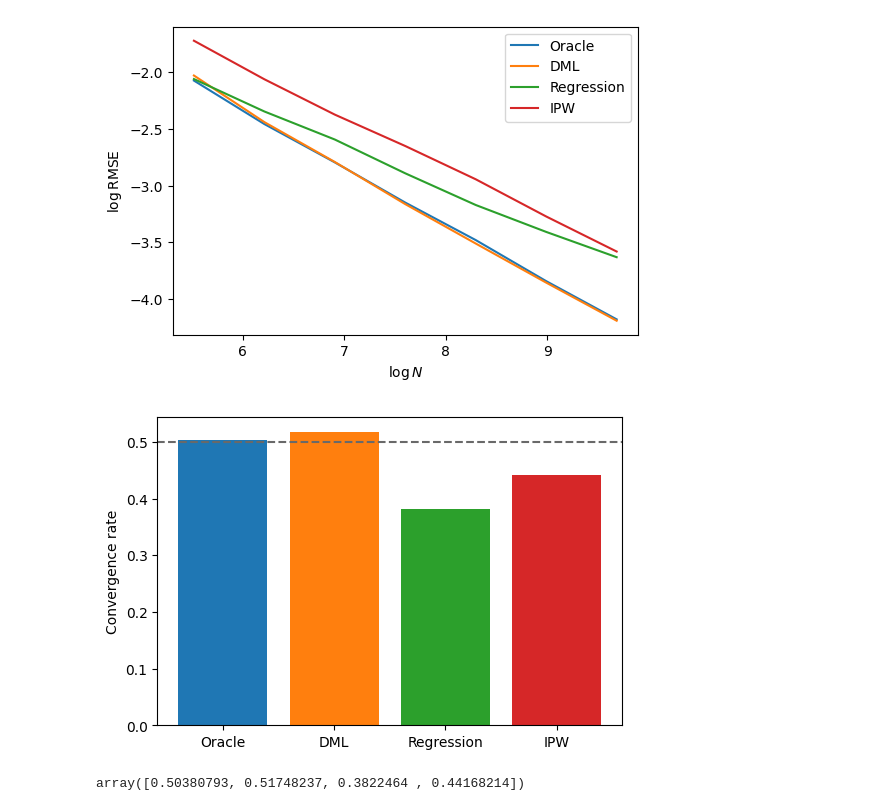
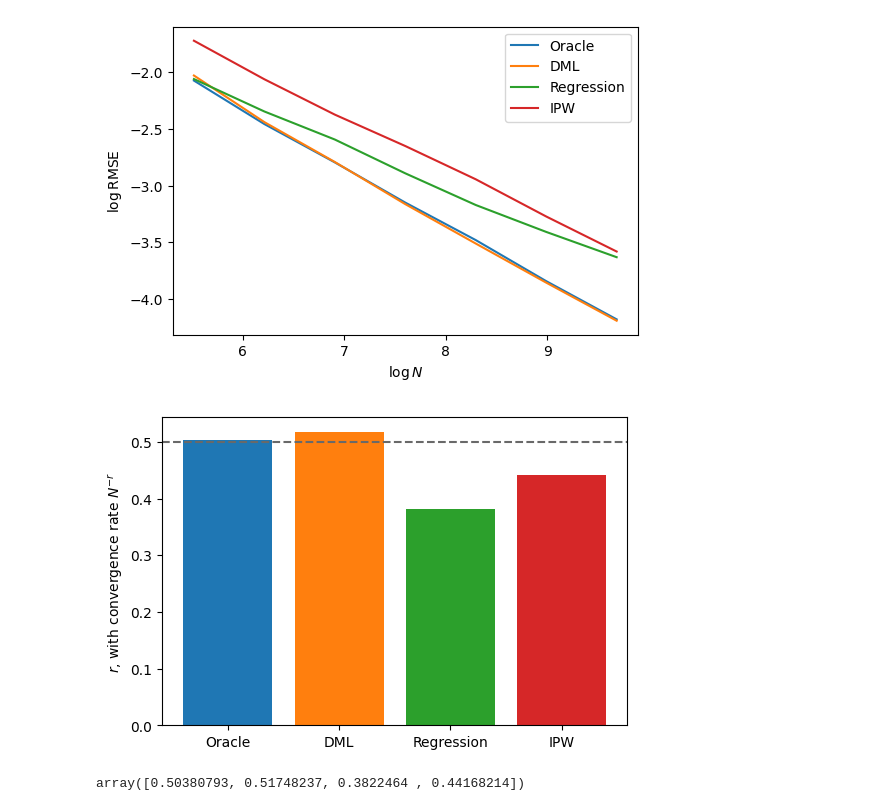
Before and after one commit to zijianwang2000/MA_CausalML, a Jupyter notebook: Simple model (3 confounders)/Visualization_1.ipynb, the cells around one changed output. Saved outputs shown, nothing was run; the diff lists cells and outputs as text; code cells hidden in the pictures.

Commit message:
Refine plots

```diff
--- a/Simple model (3 confounders)/Visualization_1.ipynb
+++ b/Simple model (3 confounders)/Visualization_1.ipynb
@@ -86,16 +86,16 @@ for fmt in ['png', 'pdf']:
 # %%
 # Convergence rates
 slopes = np.polyfit(np.log(sample_sizes), np.log(rmse), 1)[0,:]
 
 plt.figure(figsize=(6, 4))
 plt.bar(names, -slopes, color=colors)
 plt.axhline(y=0.5, color='dimgrey', linestyle='--')
-plt.ylabel('Convergence rate')
+plt.ylabel(r'$r$, with convergence rate $N^{-r}$')
 
 for fmt in ['png', 'pdf']:
     plt.savefig(f'figures_1/Convergence_rates_2.{fmt}', dpi=300, bbox_inches='tight')
 # %% [output]
-[figure, old version]
+[figure, new version]
 # %%
 -slopes
 # %% [output]
```
Also changed, not shown: 55 other files.
